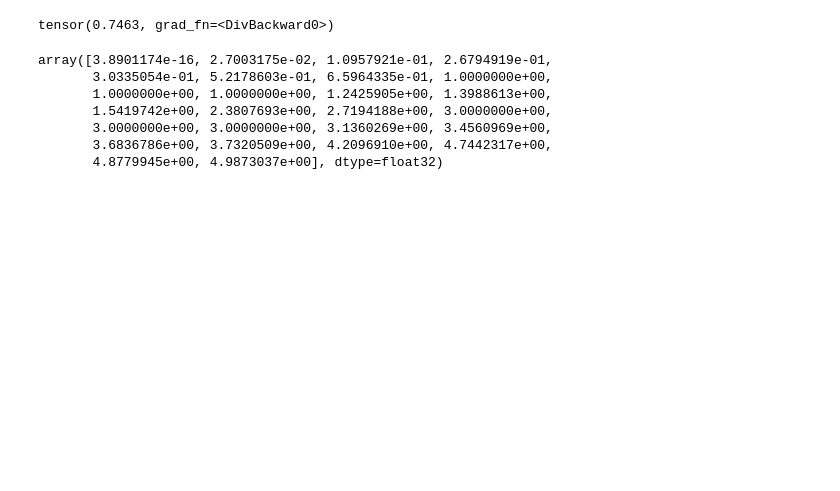
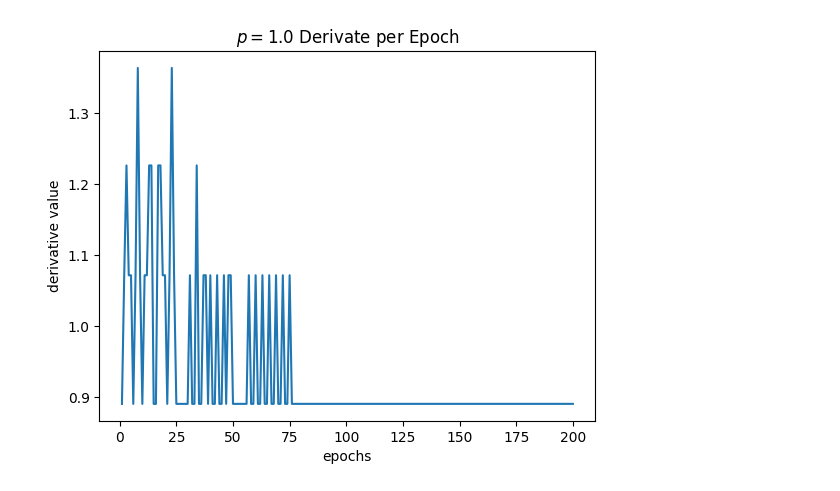
Before and after one commit to alip67/glpe, a Jupyter notebook: graph-task/PlotEigVecs.ipynb, the cells around one changed output. Drawn from its saved outputs; the diff is of its cells as text; code cells hidden in the pictures; blank space fills up the shorter version.

```diff
--- a/graph-task/PlotEigVecs.ipynb
+++ b/graph-task/PlotEigVecs.ipynb
@@ -50,2 +82,21 @@ p=1
 # %%
 from torch_geometric.utils.convert import to_networkx
+# %%
+def training_loop1(model, optimizer, sched,W, epochs=100):
+    "Training loop for torch model."
+    losses = []
+    values = []
+    best_loss_val = 1000
+    lowest_grad_val = 1000
+    model = model.train()
+    for i in range(epochs):
+        optimizer.zero_grad()
+        preds = model(W)
+        loss = preds
+        losses.append(loss)
+        loss.backward()
+        optimizer.step()
+        if sched is not None:
+            sched.step()
+        values.append(model.weight.clone())
+    return losses, values
@@ -317,6 +306,5 @@ ValueError: Invalid RGBA argument: array([[1.        , 0.90914264, 0.10156094, 1
 # %%
 from numba import jit
-eps = 0
 # %%
 @jit(nopython=True) # Set "nopython" mode for best performance, equivalent to @njit
 def phi(x, p):
@@ -416,14 +357,0 @@ IndexError: index 9 is out of bounds for dimension 1 with size 9
-# %%
-b/2
-# %% [output]
-tensor(0.7463, grad_fn=<DivBackward0>)
-# %%
-eigval
-# %% [output]
-array([3.8901174e-16, 2.7003175e-02, 1.0957921e-01, 2.6794919e-01,
-       3.0335054e-01, 5.2178603e-01, 6.5964335e-01, 1.0000000e+00,
-       1.0000000e+00, 1.0000000e+00, 1.2425905e+00, 1.3988613e+00,
-       1.5419742e+00, 2.3807693e+00, 2.7194188e+00, 3.0000000e+00,
-       3.0000000e+00, 3.0000000e+00, 3.1360269e+00, 3.4560969e+00,
-       3.6836786e+00, 3.7320509e+00, 4.2096910e+00, 4.7442317e+00,
-       4.8779945e+00, 4.9873037e+00], dtype=float32)
@@ -429,0 +430,22 @@ array([3.8901174e-16, 2.7003175e-02, 1.0957921e-01, 2.6794919e-01,
+# %%
+eps = 10e-8
+hello = []
+for i in range(epochs):
+  #print(values[i][:,1].cpu().detach().numpy())
+    #hello.append( (derivative_all(A, values[i].cpu().detach().numpy(), p)))
+    hello.append( np.linalg.norm(derivative(A, values[i].cpu().detach().numpy()[:,1], p)))
+
+import matplotlib.pyplot as plt
+#loss = [x.to('cpu').detach().numpy() for x in losses]
+x = np.arange(1,epochs+1)
+y = np.array(hello)
+arg_g = y.argmin()
+# %%
+# Plotting the Graph
+plt.plot(x, y)
+plt.title(f"$p = {p}$ Derivate per Epoch")
+plt.xlabel("epochs")
+plt.ylabel("derivative value")
+plt.show()
+# %% [output]
+[figure, added]
```
Also changed, not shown: parts of 38 cells of this notebook.
